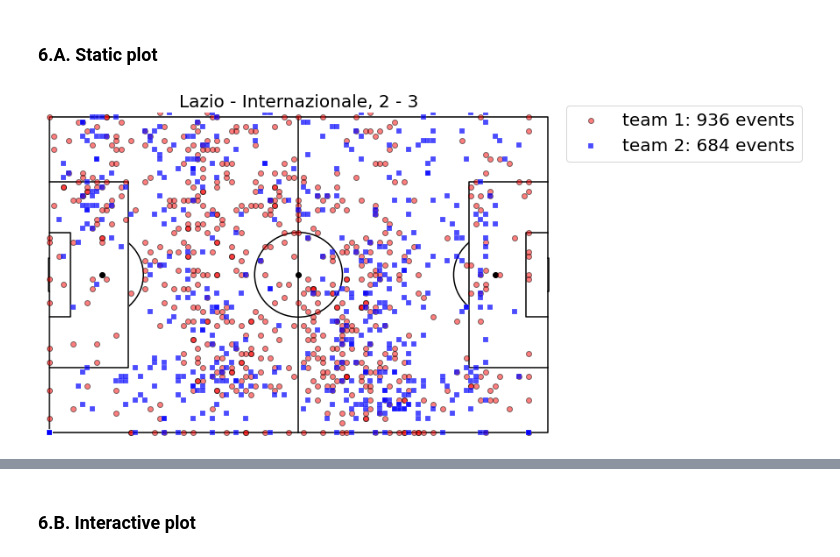
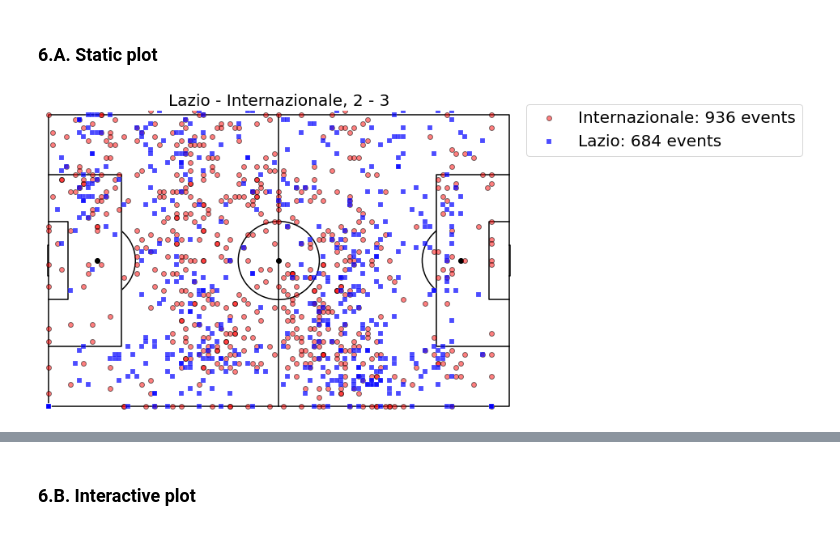
Before and after one commit to jonpappalord/soccer_logs_exploration, a Jupyter notebook: Code_plot.ipynb, the cells around one changed output, grey strips where cells are left out. Cells and saved outputs as stored; diff of their text form; code cells hidden in the pictures.

```diff
--- a/Code_plot.ipynb
+++ b/Code_plot.ipynb
@@ -301,19 +303,21 @@ match_df.head()
 | 4 | 8 | Simple pass | [{'id': 1801}] | 21094 | [{'y': 14, 'x': 36}, {'y': 39, 'x... | 2576335 | Pass | 3161 | 1H | ... |
 # %% [markdown]
 ### 6.A. <a id='static_plot'>Static plot</a>
+# %%
+team_id2name = {team['wyId']: team['name'] for team in teams}
 # %%
 team_1, team_2 = np.unique(match_df['teamId'])
 df_team_1 = match_df[match_df['teamId'] == team_1]
 df_team_2 = match_df[match_df['teamId'] == team_2]
 
 f = draw_pitch("white", "black", "h", "full")
 plt.scatter(df_team_1['x_start'], df_team_1['y_start'], c='red', edgecolors="k", zorder=12,
-            alpha=0.5, label='team 1: %s events' %len(df_team_1))
+            alpha=0.5, label='%s: %s events' %(team_id2name[team_1], len(df_team_1)))
 plt.scatter(df_team_2['x_start'], df_team_2['y_start'], marker='s', c='blue', edgecolors="w", linewidth=0.25, zorder=12,
-            alpha=0.7, label='team 2: %s events' %len(df_team_2))
+            alpha=0.7, label='%s: %s events' %(team_id2name[team_2], len(df_team_2)))
 plt.legend(fontsize=20, bbox_to_anchor=(1.01, 1.05))
 plt.title(match_label, fontsize=20)
 plt.show()
 # %% [output]
-[figure, old version]
+[figure, new version]
 # %%
```
Also changed, not shown: parts of 22 cells of this notebook.
